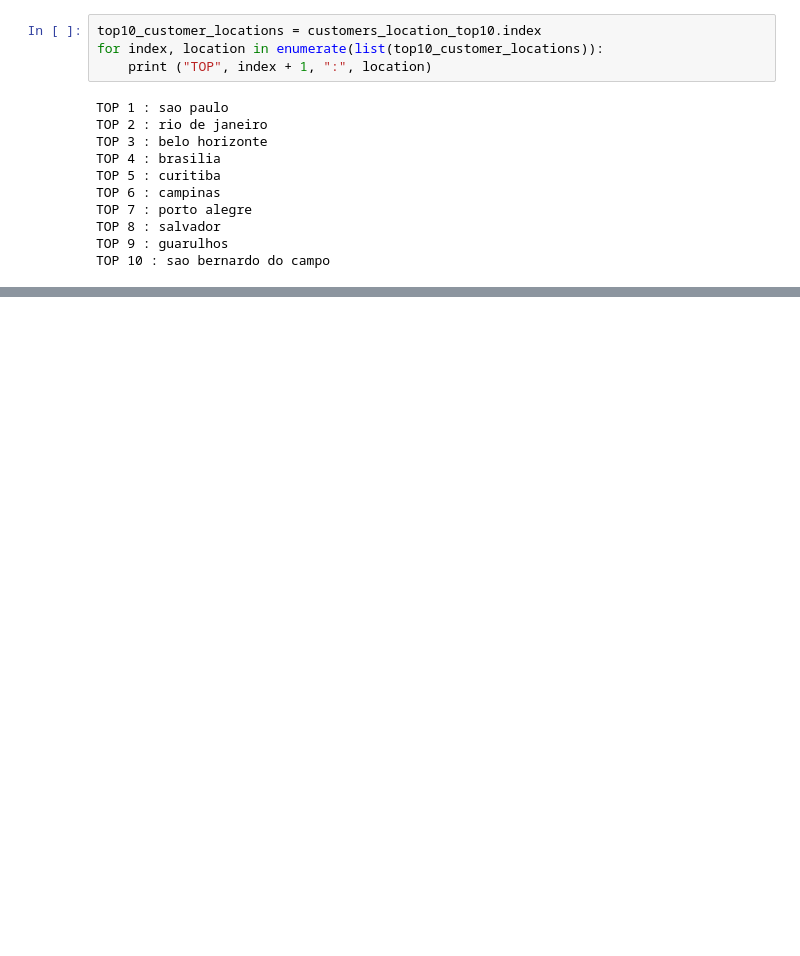
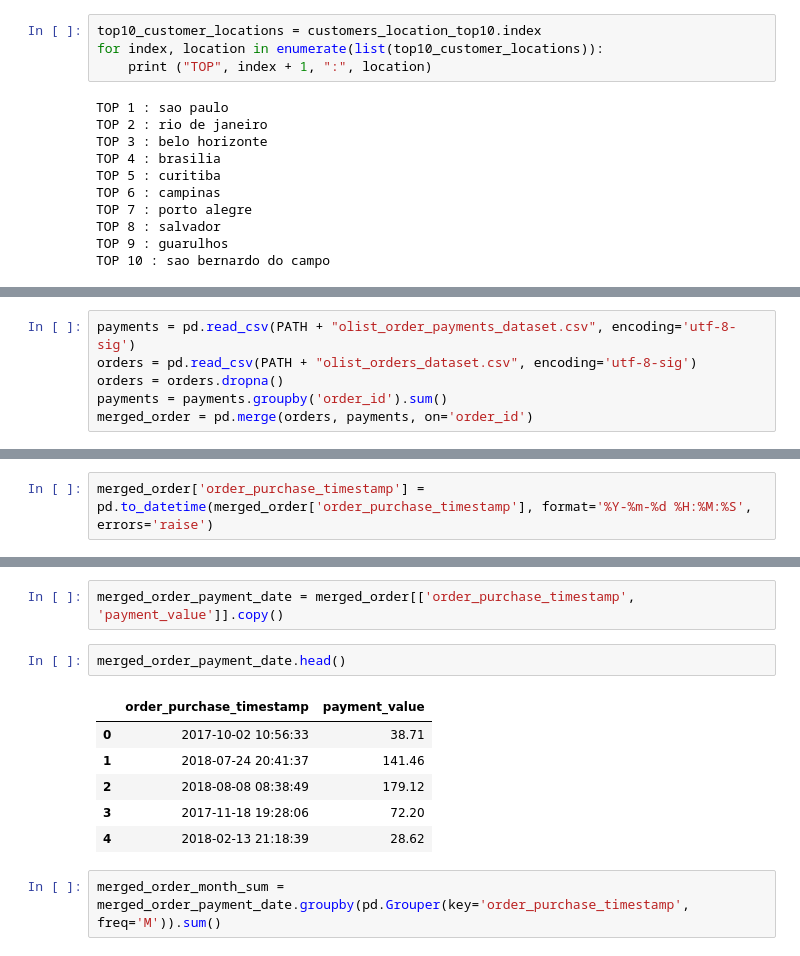
Before and after one commit to nikel4610/Deeplearning_more, a Jupyter notebook: datawithsql/0816/08161.ipynb, the cells around one changed output, grey strips where cells are left out. Saved outputs shown, nothing was run; the diff lists cells and outputs as text; blank space fills up the shorter version.

```diff
--- a/datawithsql/0816/08161.ipynb
+++ b/datawithsql/0816/08161.ipynb
@@ -166,0 +214,6 @@ fig.show()
+# %%
+payments = pd.read_csv(PATH + "olist_order_payments_dataset.csv", encoding='utf-8-sig')
+orders = pd.read_csv(PATH + "olist_orders_dataset.csv", encoding='utf-8-sig')
+orders = orders.dropna()
+payments = payments.groupby('order_id').sum()
+merged_order = pd.merge(orders, payments, on='order_id')
@@ -166,0 +229,2 @@ fig.show()
+# %%
+merged_order['order_purchase_timestamp'] = pd.to_datetime(merged_order['order_purchase_timestamp'], format='%Y-%m-%d %H:%M:%S', errors='raise')
@@ -166,0 +252,13 @@ fig.show()
+# %%
+merged_order_payment_date = merged_order[['order_purchase_timestamp', 'payment_value']].copy()
+# %%
+merged_order_payment_date.head()
+# %% [output]
+|  | order_purchase_timestamp | payment_value |
+| 0 | 2017-10-02 10:56:33 | 38.71 |
+| 1 | 2018-07-24 20:41:37 | 141.46 |
+| 2 | 2018-08-08 08:38:49 | 179.12 |
+| 3 | 2017-11-18 19:28:06 | 72.20 |
+| 4 | 2018-02-13 21:18:39 | 28.62 |
+# %%
+merged_order_month_sum = merged_order_payment_date.groupby(pd.Grouper(key='order_purchase_timestamp', freq='M')).sum()
```
Also changed, not shown: parts of 20 cells of this notebook.
